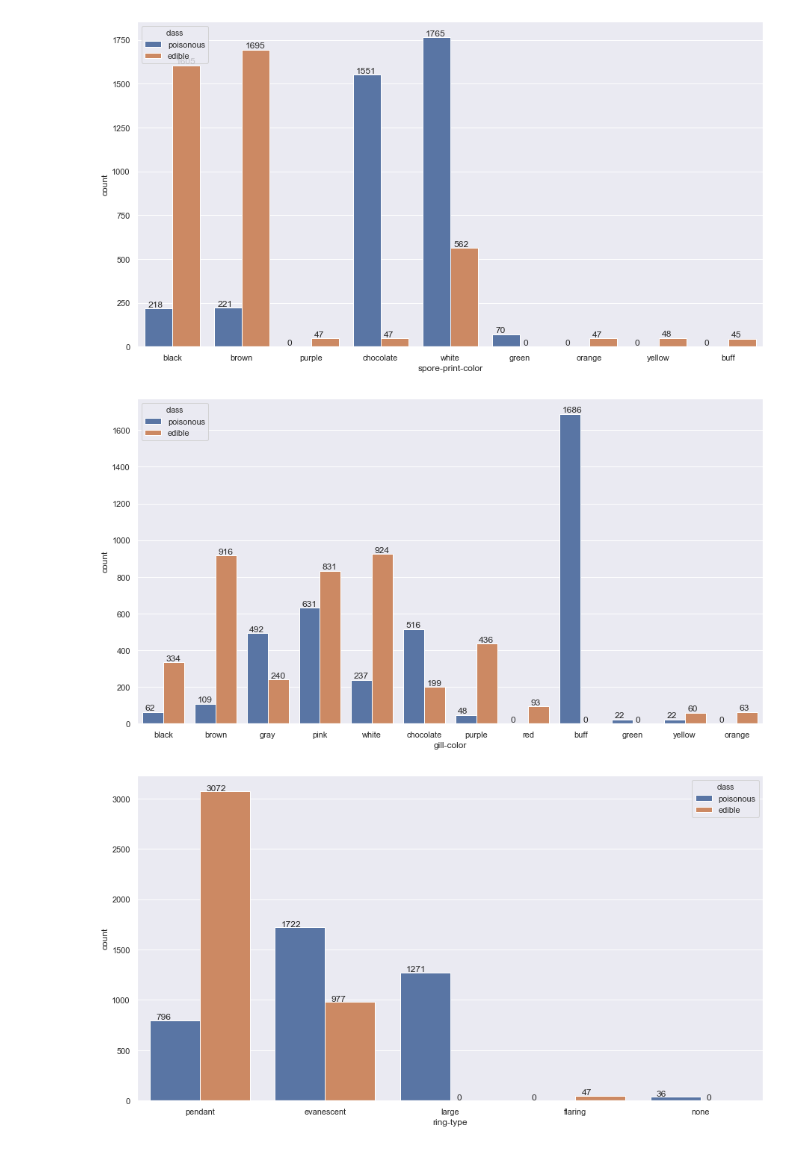
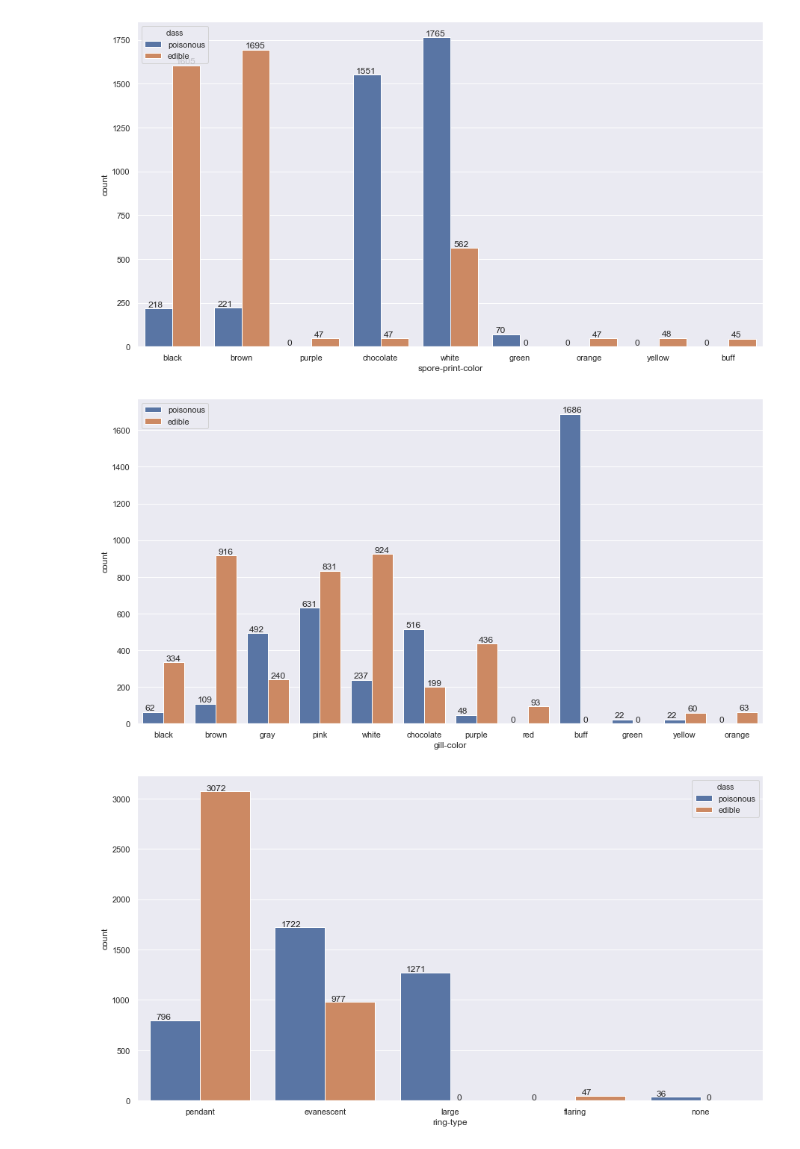
Before and after one commit to csun-data-science-bootcamp-20/Group9, a Jupyter notebook: Mushrooms.ipynb, the cells around one changed output. Drawn from its saved outputs; the diff is of its cells as text; code cells hidden in the pictures.

```diff
--- a/Mushrooms.ipynb
+++ b/Mushrooms.ipynb
@@ -1360,14 +1365,15 @@ plt.show()
 # %%
 sns.set(rc={'figure.figsize':(15,8)})
 ax=sns.countplot(x='gill-color',hue='class',data=data)
 for p in ax.patches:
     patch_height = p.get_height()
     if np.isnan(patch_height):
         patch_height = 0
     ax.annotate('{}'.format(int(patch_height)), (p.get_x()+0.05, patch_height+10))
+plt.legend()
 plt.show()
 # %% [output]
-[figure, old version]
+[figure, new version]
 # %%
 sns.set(rc={'figure.figsize':(15,8)})
 ax=sns.countplot(x='ring-type',hue='class',data=data)
```
Also changed, not shown: parts of 19 cells of this notebook.
